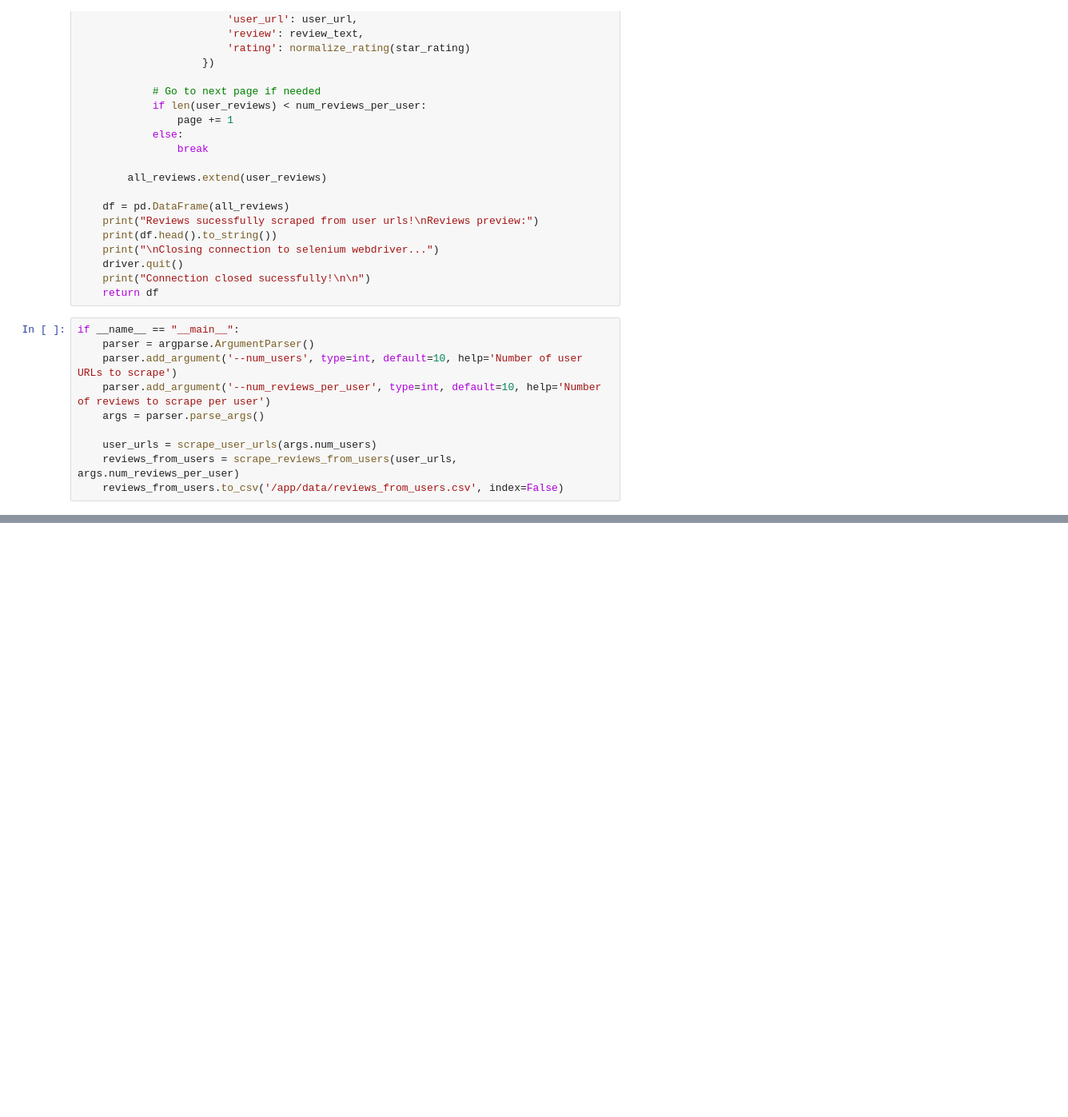
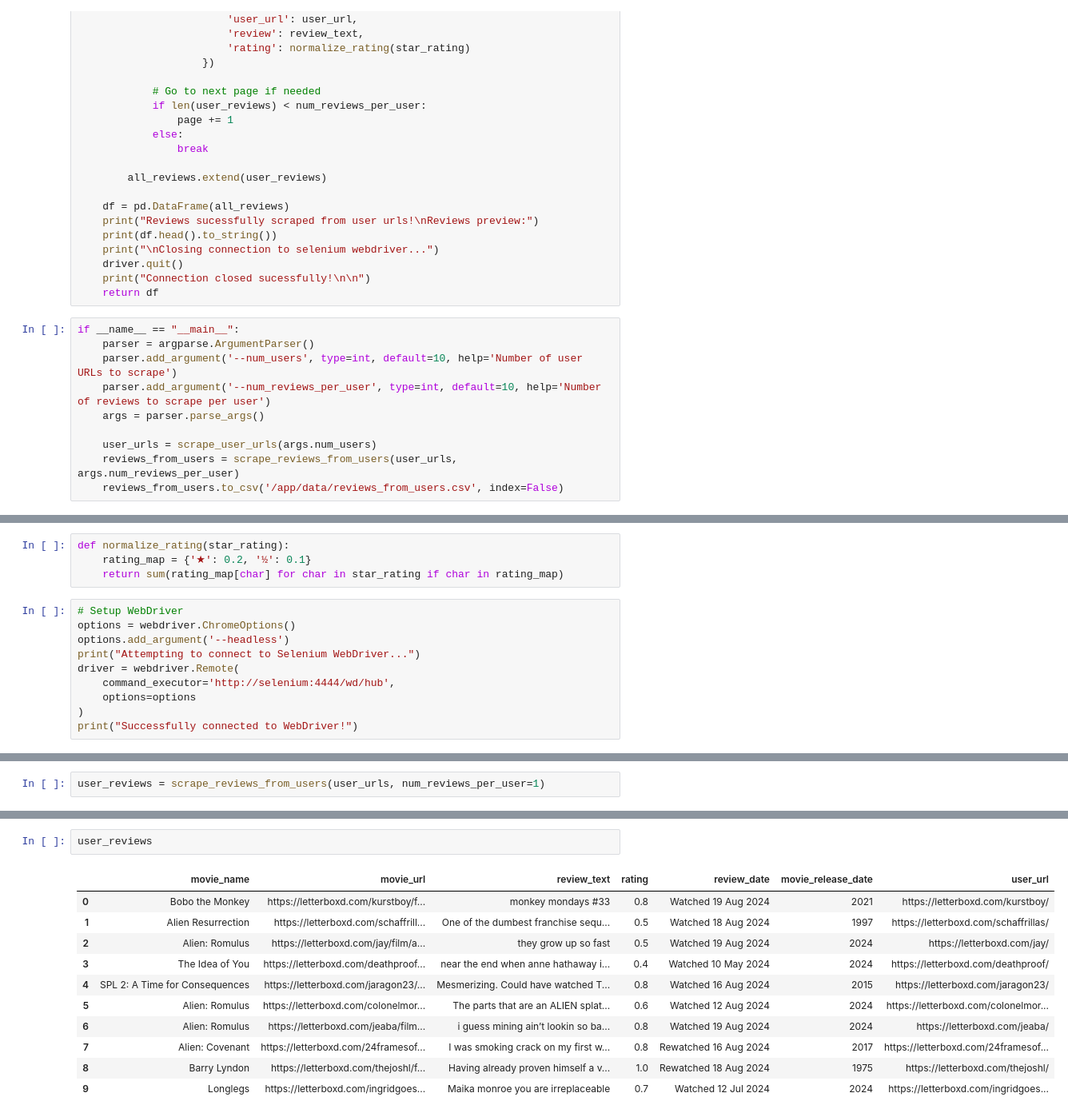
Before and after one commit to Colmmm/LetterboxdSentimentAnalysis, a Jupyter notebook: notebooks/selenium_test.ipynb, the cells around one changed output, grey strips where cells are left out. Shown at 80% size. Drawn from its saved outputs; the diff is of its cells as text; blank space fills up the shorter version.

Commit message:
fixed scripts scraping from movies and users, they also now scrape more details such as year date of review/movie, also tested with docker-compose and works

```diff
--- a/notebooks/selenium_test.ipynb
+++ b/notebooks/selenium_test.ipynb
@@ -425,0 +746,14 @@ if __name__ == "__main__":
+# %%
+def normalize_rating(star_rating):
+    rating_map = {'★': 0.2, '½': 0.1}
+    return sum(rating_map[char] for char in star_rating if char in rating_map)
+# %%
+# Setup WebDriver
+options = webdriver.ChromeOptions()
+options.add_argument('--headless')
+print("Attempting to connect to Selenium WebDriver...")
+driver = webdriver.Remote(
+    command_executor='http://selenium:4444/wd/hub',
+    options=options
+)
+print("Successfully connected to WebDriver!")
@@ -425,0 +841,2 @@ if __name__ == "__main__":
+# %%
+user_reviews = scrape_reviews_from_users(user_urls, num_reviews_per_user=1)
@@ -425,0 +861,14 @@ if __name__ == "__main__":
+# %%
+user_reviews
+# %% [output]
+|  | movie_name | movie_url | review_text | rating | review_date | movie_release_date | user_url |
+| 0 | Bobo the Monkey | https://letterboxd.com/kurstboy/f... | monkey mondays #33 | 0.8 | Watched 19 Aug 2024 | 2021 | https://letterboxd.com/kurstboy/ |
+| 1 | Alien Resurrection | https://letterboxd.com/schaffrill... | One of the dumbest franchise sequ... | 0.5 | Watched 18 Aug 2024 | 1997 | https://letterboxd.com/schaffrillas/ |
+| 2 | Alien: Romulus | https://letterboxd.com/jay/film/a... | they grow up so fast | 0.5 | Watched 19 Aug 2024 | 2024 | https://letterboxd.com/jay/ |
+| 3 | The Idea of You | https://letterboxd.com/deathproof... | near the end when anne hathaway i... | 0.4 | Watched 10 May 2024 | 2024 | https://letterboxd.com/deathproof/ |
+| 4 | SPL 2: A Time for Consequences | https://letterboxd.com/jaragon23/... | Mesmerizing. Could have watched T... | 0.8 | Watched 16 Aug 2024 | 2015 | https://letterboxd.com/jaragon23/ |
+| 5 | Alien: Romulus | https://letterboxd.com/colonelmor... | The parts that are an ALIEN splat... | 0.6 | Watched 12 Aug 2024 | 2024 | https://letterboxd.com/colonelmor... |
+| 6 | Alien: Romulus | https://letterboxd.com/jeaba/film... | i guess mining ain’t lookin so ba... | 0.8 | Watched 19 Aug 2024 | 2024 | https://letterboxd.com/jeaba/ |
+| 7 | Alien: Covenant | https://letterboxd.com/24framesof... | I was smoking crack on my first w... | 0.8 | Rewatched 16 Aug 2024 | 2017 | https://letterboxd.com/24framesof... |
+| 8 | Barry Lyndon | https://letterboxd.com/thejoshl/f... | Having already proven himself a v... | 1.0 | Rewatched 18 Aug 2024 | 1975 | https://letterboxd.com/thejoshl/ |
+| 9 | Longlegs | https://letterboxd.com/ingridgoes... | Maika monroe you are irreplaceable | 0.7 | Watched 12 Jul 2024 | 2024 | https://letterboxd.com/ingridgoes... |
```
Also changed, not shown: parts of 26 cells of this notebook, 2 other files.
